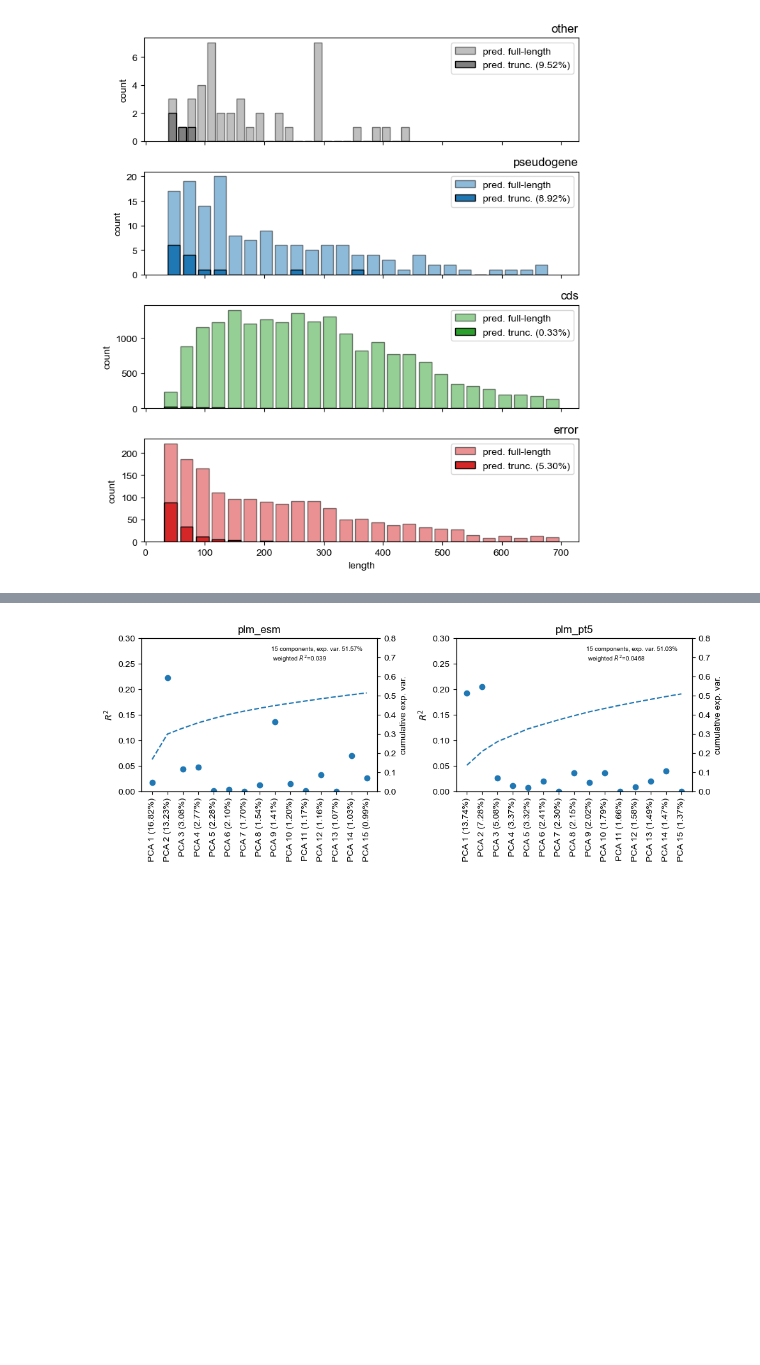
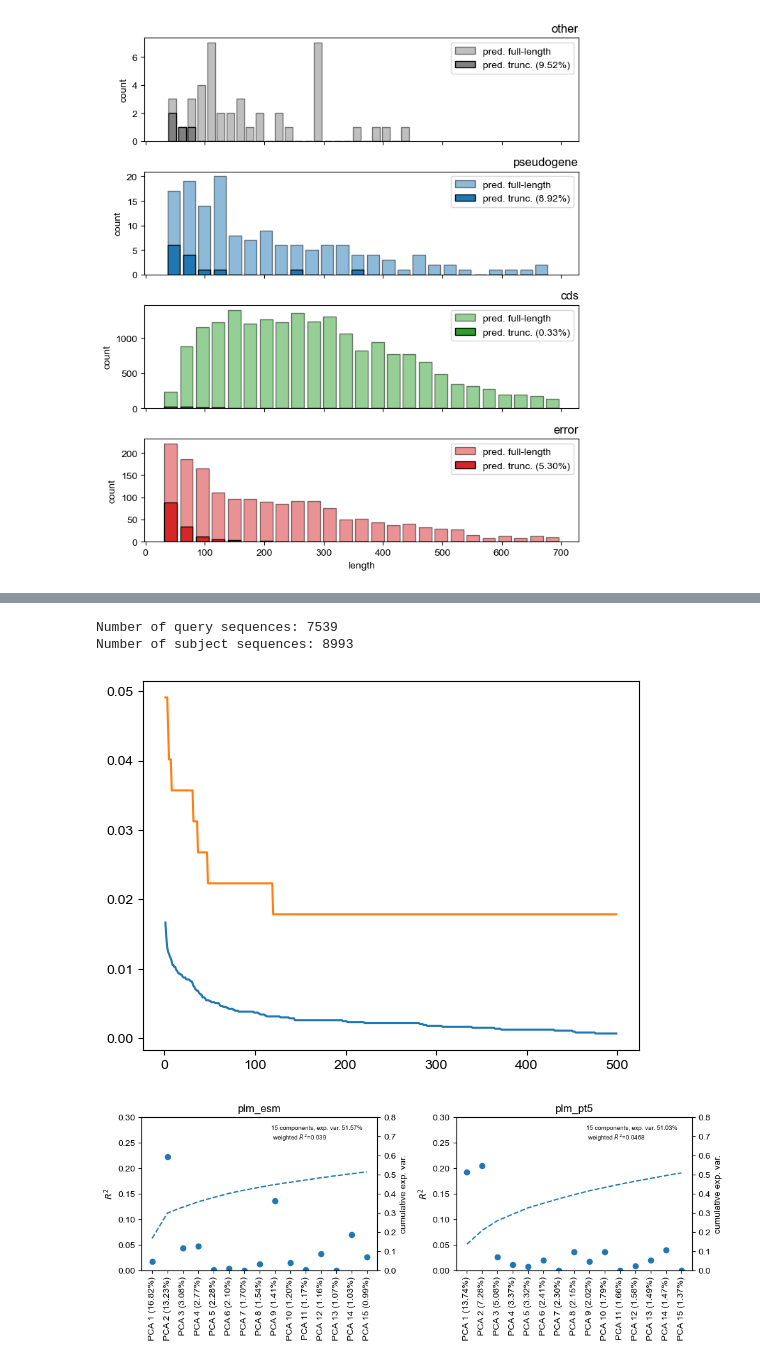
Before and after one commit to pipparichter/selenobot, a Jupyter notebook: notebooks/model-orgs-2c.ipynb, the cells around one changed output, grey strips where cells are left out. Cells and saved outputs as stored; diff of their text form; code cells hidden in the pictures; blank space fills up the shorter version.

Commit message:
updates for training

```diff
--- a/notebooks/model-orgs-2c.ipynb
+++ b/notebooks/model-orgs-2c.ipynb
@@ -272,3 +274,58 @@ amino_acids = list()
+# %%
+# Another thing to try is to BLAST align the positive predictions with the truncated selenoproteins.
+
+
+subj_fasta_file = FASTAFile('blast_subject.fa') # All truncated selenoproteins in the training, testing, and validation datasets.
+quer_fasta_file = FASTAFile('blast_query.fa') # All model organism sequences shorter than 200 amino acids in length.
+
+print('Number of query sequences:', len(quer_fasta_file))
+print('Number of subject sequences:', len(subj_fasta_file))
+
+
+# blast = BLAST()
+# blast.run('blast_query.fa', 'blast_subject.fa', output_path='blast_output.tsv', make_database=False)
+# %% [output]
+Number of query sequences: 7539
+Number of subject sequences: 8993
+# %%
+org_df = load_organisms_df(max_seq_length=200)
+blast_df = BLASTFile('blast_output.tsv').to_df()
+blast_df = blast_df[blast_df.e_value < 1e-2]
+
+blast_n_hits = blast_df.groupby('query_id').apply(len, include_groups=False)
+blast_n_hits.name = 'blast_n_hits'
+
+blast_mean_e_value = blast_df.groupby('query_id').apply(lambda df : df.e_value.mean(), include_groups=False)
+blast_mean_e_value.name = 'blast_mean_e_value'
+
+blast_mean_bit_score = blast_df.groupby('query_id').apply(lambda df : df.bit_score.mean(), include_groups=False)
+blast_mean_bit_score.name = 'blast_mean_bit_score'
+
+blast_min_e_value = blast_df.groupby('query_id').apply(lambda df : df.e_value.min(), include_groups=False)
+blast_min_e_value.name = 'blast_min_e_value'
+
+org_df = org_df.merge(blast_n_hits, left_index=True, right_index=True, how='left').fillna(0)
+org_df = org_df.merge(blast_mean_e_value, left_index=True, right_index=True, how='left')
+org_df = org_df.merge(blast_mean_bit_score, left_index=True, right_index=True, how='left')
+org_df = org_df.merge(blast_min_e_value, left_index=True, right_index=True, how='left')
+
+fig, ax = plt.subplots()
+
+x = np.arange(blast_n_hits.min(), blast_n_hits.max())
+for _, df in org_df.groupby(pred_col):
+    y = [(df.blast_n_hits > x_).sum() / len(df) for x_ in x]
+    ax.plot(x, y)
+
+# ax.hist([df.blast_n_hits for _, df in org_df.groupby(pred_col)], density=True)
+# ax.hist([df.blast_min_e_value for _, df in org_df.groupby(pred_col)], bins=20)
+# plt.show()
+
+# for pred, df in org_df.groupby(pred_col):
+#     print(f'Average blast hits for predicted {pred}:', df.blast_n_hits.mean())
+#     print(f'Fraction with blast hits for predicted {pred}:', len(df) / (org_df[pred_col] == pred).sum())
+#     print()
+# %% [output]
+[figure, added]
 # %%
 def load_embeddings(label:str, feature_type:str='plm_esm'):
     '''Load in the PLM embeddings which correspond to sequences with a specific label.'''
```
Also changed, not shown: parts of 4 cells of this notebook, 7 other files.
